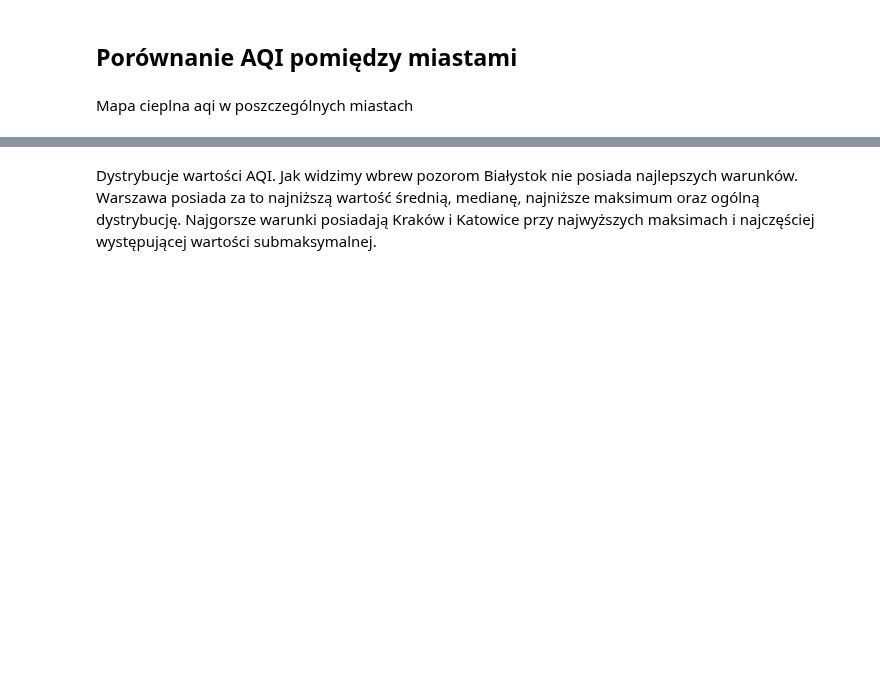
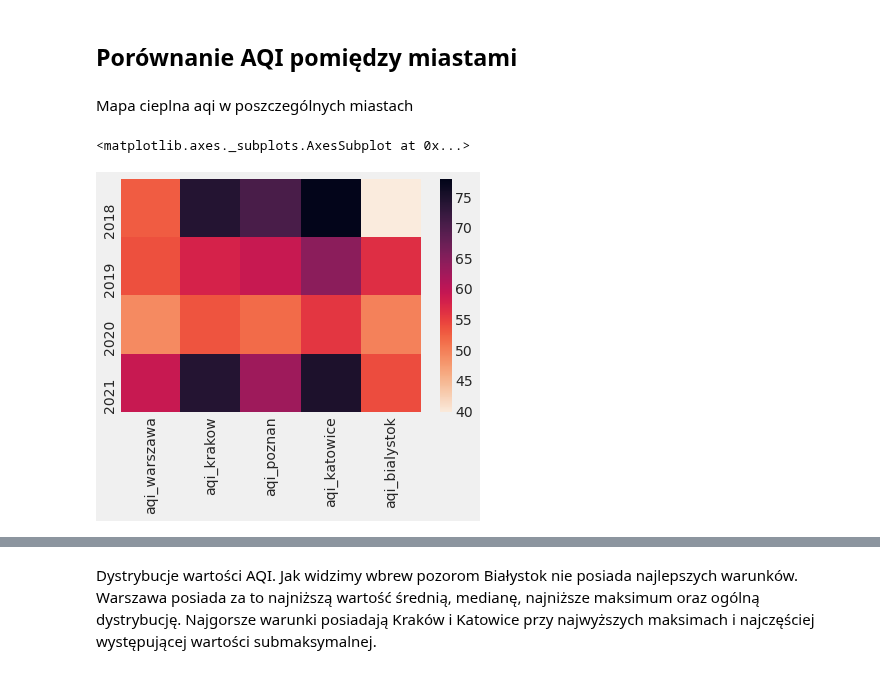
Before and after one commit to PrzemyslawSarnacki/AirQualityPrediction, a Jupyter notebook: well_being_analysis.ipynb, the cells around one changed output, grey strips where cells are left out. Cells and saved outputs as stored; diff of their text form; code cells hidden in the pictures; blank space fills up the shorter version.

```diff
--- a/well_being_analysis.ipynb
+++ b/well_being_analysis.ipynb
@@ -83,3 +83,9 @@ cities_by_month = pd.concat(
     axis=1,
     keys=[f"aqi_{strip_accents(city)}" for city in CITIES],
 )
+# %%
+cities_by_year = pd.concat(
+    [data[strip_accents(city)]["aqi"].resample("Y").mean() for city in CITIES],
+    axis=1,
+    keys=[f"aqi_{strip_accents(city)}" for city in CITIES],
+)
@@ -170,6 +184,18 @@ plt.legend([being for being in get_n_items(well_being, 7, 8)])
 ## Porównanie AQI pomiędzy miastami
 # %% [markdown]
 Mapa cieplna aqi w poszczególnych miastach
+# %%
+year_labels = [
+ 2018,
+ 2019,
+ 2020,
+ 2021
+]
+sns.heatmap(cities_by_year, yticklabels=year_labels, cmap=sns.cm.rocket_r
+)
+# %% [output]
+<matplotlib.axes._subplots.AxesSubplot at 0x...>
+[figure, added]
 # %%
 month_labels = [
     "Jan",
```
Also changed, not shown: parts of 8 cells of this notebook.
